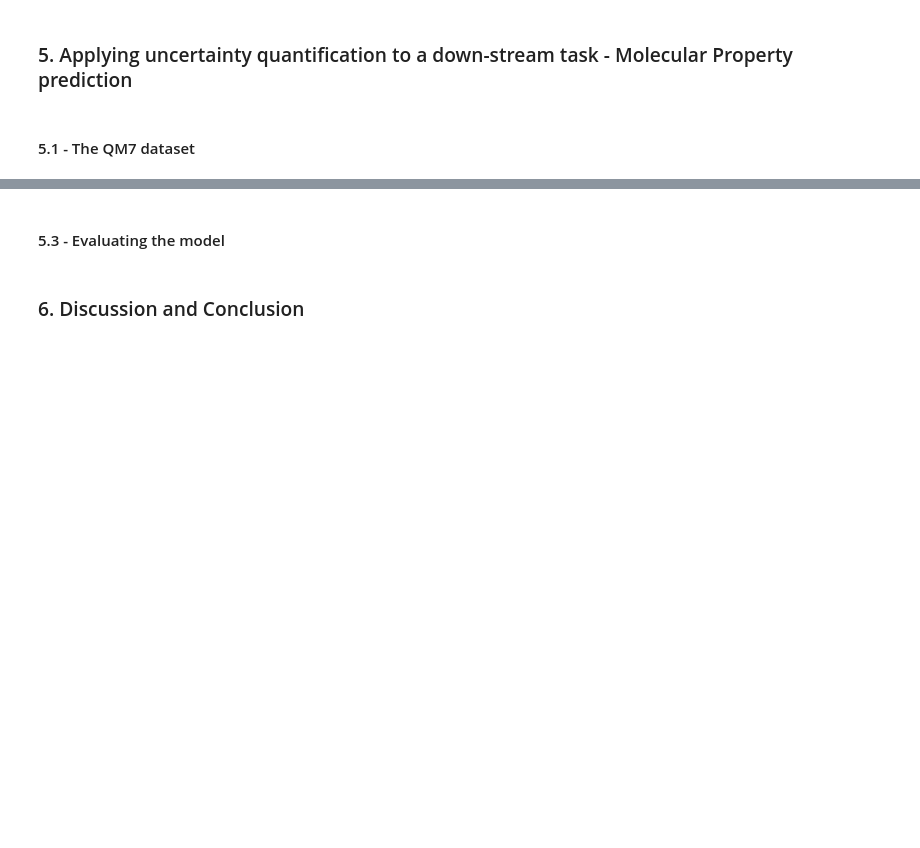
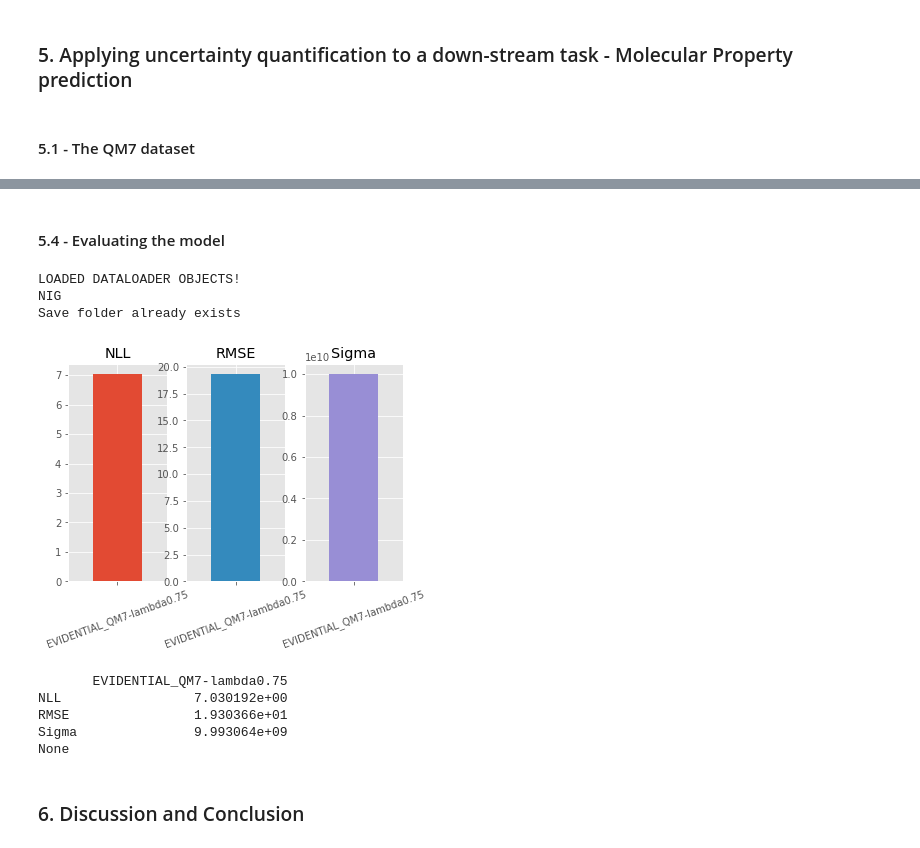
Before and after one commit to albertkjoller/uq-gnn, a Jupyter notebook: explainer_notebook.ipynb, the cells around one changed output, grey strips where cells are left out. Drawn from its saved outputs; the diff is of its cells as text; code cells hidden in the pictures; blank space fills up the shorter version.

```diff
--- a/explainer_notebook.ipynb
+++ b/explainer_notebook.ipynb
@@ -738,4 +954,62 @@ args.seed = SEED
 # %% [markdown]
-#### 5.3 - Evaluating the model <a class="anchor" id="5.3"></a>
+#### 5.4 - Evaluating the model <a class="anchor" id="5.3"></a>
+# %%
+# Initializing arguments:
+args = OmegaConf.create({'mode': 'train',
+                         'model': ['EvidentialQM7_3D'],
+                         'kappa': 1.0,
+                         'kappa_decay': 0.99,
+                         'data_dir': 'content/data',
+                         'save_path': 'models',
+                         'dataset': ['QM7'],
+                         'loss_function': 'NIG',
+                         'batch_size': 64,
+                         'epochs': 200,
+                         'lr': 5e-3,
+                         'NIG_lambda': 0.75,
+                         'val_every_step': 5,
+                         'tensorboard_logdir': 'logs',
+                         'experiment_name': ['EVIDENTIAL_QM7-lambda0.75'],
+                         'id_ood': ['ID'],
+                         'device': 'cpu',
+                         'seed': 0})
+# %%
+from copy import deepcopy
+from content.modules.utils import load_model, get_model_specifications, load_data
+from content.evaluate import evaluate_model
+
+
+models = {}
+loaders_dict = {}
+# getting each dataset loader
+for idx, data in enumerate(args.dataset):
+    curr_args = deepcopy(args)
+    curr_args.dataset = args.dataset[idx]
+    # dataset
+    loaders_dict[args.id_ood[idx]] = load_data(curr_args)
+
+# getting each model
+for idx, exp in enumerate(args.experiment_name):
+    curr_args = deepcopy(args)
+    curr_args.experiment_name, curr_args.model = exp, args.model[idx]
+
+    # model
+    print(curr_args.loss_function)
+    model = load_model(curr_args)
+
+    models[exp] = model
+
+results_ = evaluate_model(loaders_dict=loaders_dict, models=models, experiments=args.experiment_name, args = args)
+print(results_)
+# %% [output]
+LOADED DATALOADER OBJECTS!
+NIG
+Save folder already exists
+[figure, added]
+       EVIDENTIAL_QM7-lambda0.75
+NLL                 7.030192e+00
+RMSE                1.930366e+01
+Sigma               9.993064e+09
+None
 # %% [markdown]
 ### 6. Discussion and Conclusion <a class="anchor" id="6"></a>
```
Also changed, not shown: parts of 11 cells of this notebook, 4 other files.
